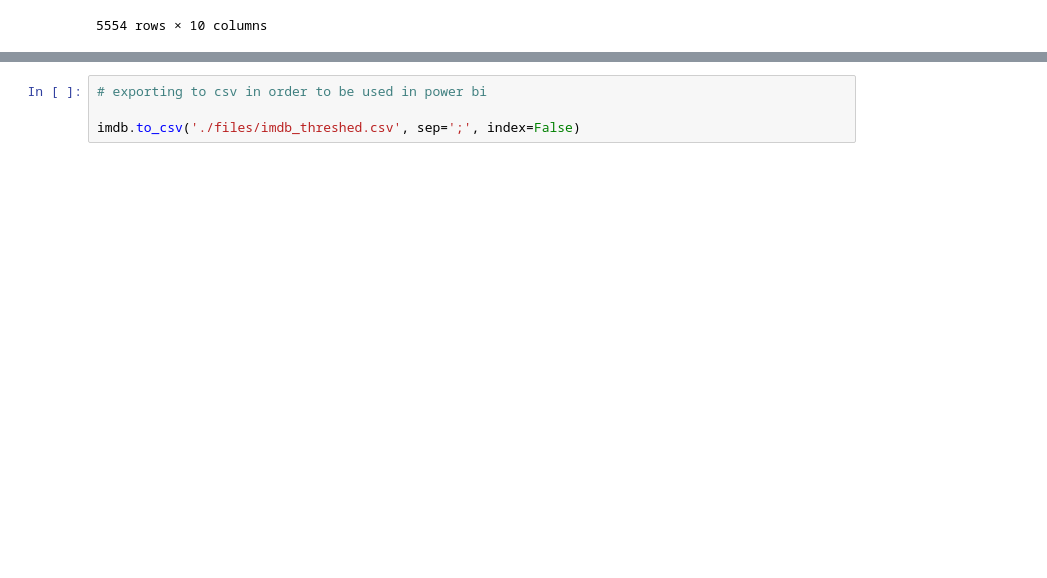
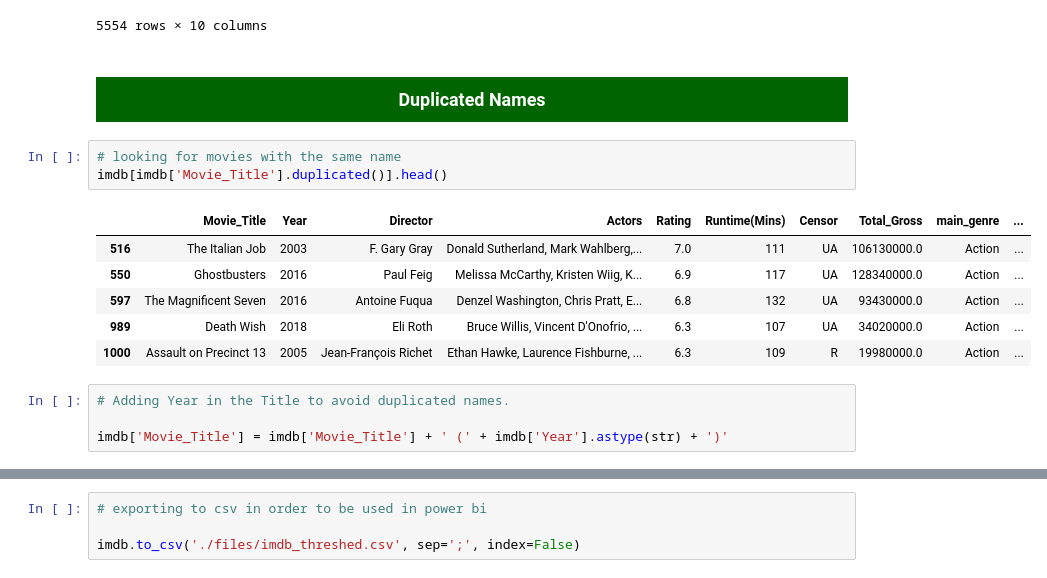
Before and after one commit to Eudi-Duarte/imdb_notebook, a Jupyter notebook: imdb notebook.ipynb, the cells around one changed output, grey strips where cells are left out. Cells and saved outputs as stored; diff of their text form; blank space fills up the shorter version.

```diff
--- a/imdb notebook.ipynb
+++ b/imdb notebook.ipynb
@@ -211,3 +211,19 @@ imdb
 | 5560 | Superbabies: Baby Geniuses 2 | 2004 | Bob Clark | Jon Voight, Scott Baio, Vanessa A... | 1.5 | 88 | PG | 9110000.0 | Comedy | ... |
 | 5561 | Cumali Ceber: Allah Seni Alsin | 2017 | Gökhan Gök | Halil Söyletmez, Doga Konakoglu, ... | 1.0 | 100 | Not Rated | 0.0 | Comedy | ... |
 5554 rows × 10 columns
+# %% [markdown]
+<h3 style='text-align:center; background-color:darkgreen; color:white; padding:10px; margin:0px'>Duplicated Names</h3>
+# %%
+# looking for movies with the same name
+imdb[imdb['Movie_Title'].duplicated()].head()
+# %% [output]
+|  | Movie_Title | Year | Director | Actors | Rating | Runtime(Mins) | Censor | Total_Gross | main_genre | ... |
+| 516 | The Italian Job | 2003 | F. Gary Gray | Donald Sutherland, Mark Wahlberg,... | 7.0 | 111 | UA | 106130000.0 | Action | ... |
+| 550 | Ghostbusters | 2016 | Paul Feig | Melissa McCarthy, Kristen Wiig, K... | 6.9 | 117 | UA | 128340000.0 | Action | ... |
+| 597 | The Magnificent Seven | 2016 | Antoine Fuqua | Denzel Washington, Chris Pratt, E... | 6.8 | 132 | UA | 93430000.0 | Action | ... |
+| 989 | Death Wish | 2018 | Eli Roth | Bruce Willis, Vincent D'Onofrio, ... | 6.3 | 107 | UA | 34020000.0 | Action | ... |
+| 1000 | Assault on Precinct 13 | 2005 | Jean-François Richet | Ethan Hawke, Laurence Fishburne, ... | 6.3 | 109 | R | 19980000.0 | Action | ... |
+# %%
+# Adding Year in the Title to avoid duplicated names.
+
+imdb['Movie_Title'] = imdb['Movie_Title'] + ' (' + imdb['Year'].astype(str) + ')'
```
Also changed, not shown: parts of 3 cells of this notebook, 2 other files.
